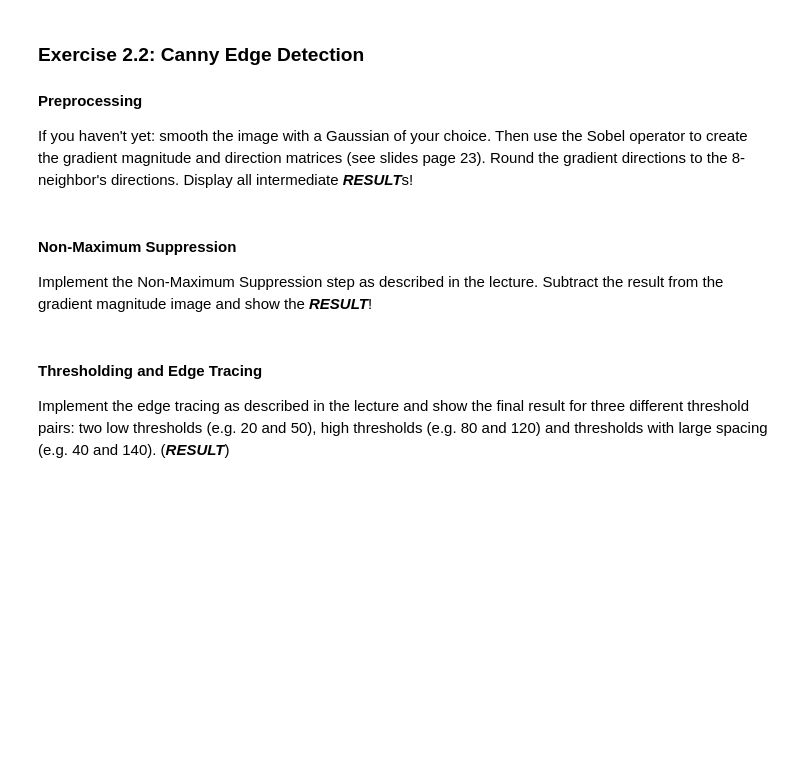
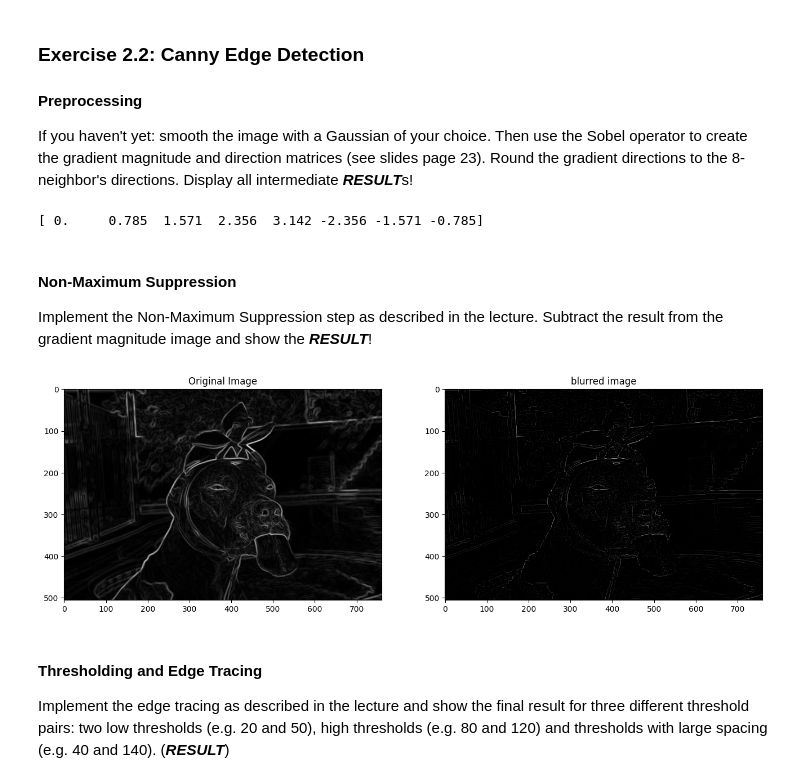
Before and after one commit to danielsturm/cv2122_assignments, a Jupyter notebook: assignment01.ipynb, the cells around one changed output. Cells and saved outputs as stored; diff of their text form; code cells hidden in the pictures; blank space fills up the shorter version.

```diff
--- a/assignment01.ipynb
+++ b/assignment01.ipynb
@@ -531,14 +535,64 @@ smoothed_image = conv2d(image, gaussian_kernel)
 x_edges = conv2d(smoothed_image, sobel_x)
 y_edges = conv2d(smoothed_image, sobel_y)
 image_gradient = np.sqrt(np.square(x_edges)+np.square(y_edges))
+theta = np.arctan2(y_edges, x_edges)
 # image_gradient = np.hypot(x_edges,y_edges)
 
 # threshold = 0.06
 # result = np.where(image_gradient > threshold, 1, 0)
 # show_original_and_convolved_image(image, result)
+# %%
+directions_list = np.array([0, np.pi/4, np.pi/2, 3*np.pi/4, np.pi, -3*np.pi/4, -np.pi/2, -np.pi/4])
+directions_list = np.round(directions_list, 3)
+print(directions_list)
+
+def get_absolut_direction(direction: float) -> float:
+    diff = np.abs(np.array(directions_list) - direction)
+    index = np.argmin(diff)
+    nearest_number = directions_list[index]
+    return nearest_number
+
+def round_directions(image: np.ndarray) -> np.ndarray:
+    result: np.ndarray = np.zeros_like(image)
+    apply_rounding = np.vectorize(get_absolut_direction)
+    result = apply_rounding(image)
+    return result
+
+rounded_theta = round_directions(theta)
+# %% [output]
+[ 0.     0.785  1.571  2.356  3.142 -2.356 -1.571 -0.785]
 # %% [markdown]
 #### Non-Maximum Suppression
 Implement the Non-Maximum Suppression step as described in the lecture. Subtract the result from the gradient magnitude image and show the ***RESULT***!
+# %%
+def max_suppression(gradient_mag: np.ndarray, gradient_direction: np.ndarray) -> np.ndarray:
+    assert(gradient_mag.shape==gradient_direction.shape)
+    result: np.ndarray = np.zeros_like(gradient_mag)
+    for row_idx, row in enumerate(gradient_direction[1:-1], start=1):
+        for col_idx, col_item in enumerate(row[1:-1], start=1):
+            q = 1.0
+            r = 1.0
+            curr_direction = gradient_direction[row_idx][col_idx]
+            if curr_direction == 0.00 or curr_direction == 3.14:
+                q = gradient_mag[row_idx][col_idx-1]
+                r = gradient_mag[row_idx][col_idx+1]
+            if curr_direction == 0.785 or curr_direction == -2.356:
+                q = gradient_mag[row_idx+1][col_idx-1]
+                r = gradient_mag[row_idx-1][col_idx+1]
+            if curr_direction == 1.571 or curr_direction == -1.571:
+                q = gradient_mag[row_idx+1][col_idx]
+                r = gradient_mag[row_idx-1][col_idx]
+            if curr_direction == 2.356 or curr_direction == -0.785:
+                q = gradient_mag[row_idx-1][col_idx-1]
+                r = gradient_mag[row_idx+1][col_idx+1]
+            if gradient_mag[row_idx][col_idx] > q and gradient_mag[row_idx][col_idx] > r:
+               result[row_idx][col_idx] = gradient_mag[row_idx][col_idx]
+    return result
+
+max_sup_image = max_suppression(image_gradient, rounded_theta)
+show_original_and_convolved_image(image_gradient, max_sup_image)
+# %% [output]
+[figure, added]
 # %% [markdown]
 #### Thresholding and Edge Tracing
 Implement the edge tracing as described in the lecture and show the final result for three different threshold pairs: two low thresholds (e.g. 20 and 50), high thresholds (e.g. 80 and 120) and thresholds with large spacing (e.g. 40 and 140). (***RESULT***)
```
Also changed, not shown: parts of 6 cells of this notebook.
